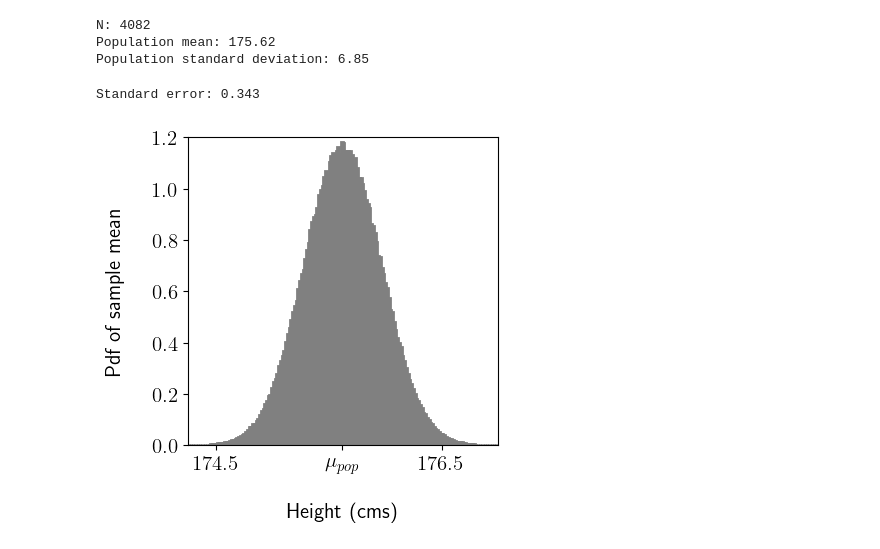
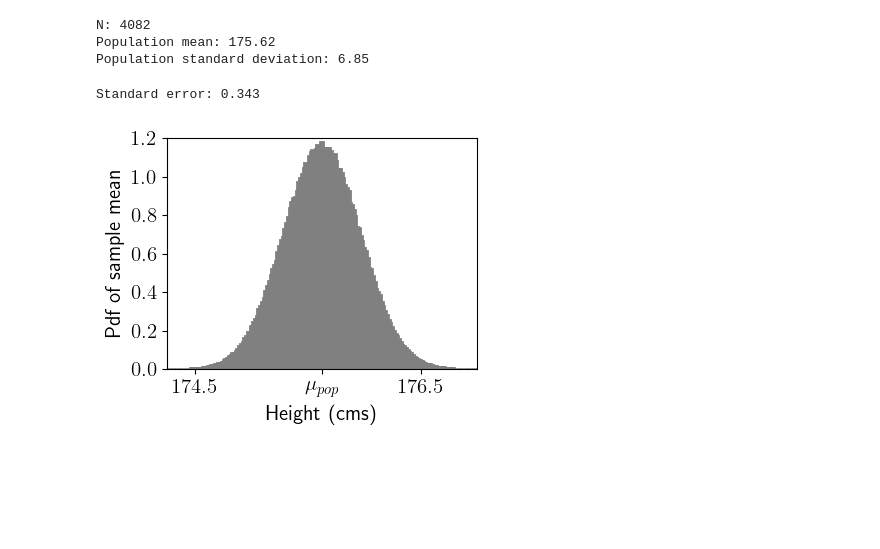
Before and after one commit to cfgranda/ps4ds, a Jupyter notebook: estimation_population_parameters/sample_mean_bootstrap.ipynb, the cells around one changed output. Drawn from its saved outputs; the diff is of its cells as text; code cells hidden in the pictures; blank space fills up the shorter version.

```diff
--- a/estimation_population_parameters/sample_mean_bootstrap.ipynb
+++ b/estimation_population_parameters/sample_mean_bootstrap.ipynb
@@ -48,23 +48,23 @@ for ind_tries in range(tries_sm):
 # %%
 n_bins_dens = 200
 x_min_dens = 174.25
 x_max_dens = 177
 y_max_dens = 1.2
 
-plt.figure(figsize=(4,4))
+plt.figure(figsize=(4,3))
 plt.xticks([174.5,175.62,176.5],[r'$174.5$',r'$\mu_{pop}$',r'$176.5$'],fontsize=font_size_ticks)
 plt.yticks(fontsize=font_size_ticks)
 plt.hist(sample_means,bins=n_bins_dens,color='gray', edgecolor='gray',
               linewidth=2,density=True)
 plt.ylim([0,y_max_dens])
 plt.xlim([x_min_dens,x_max_dens])
 plt.ylabel(r"Pdf of sample mean",fontsize=font_size,labelpad=5)
 plt.xlabel('Height (cms)',fontsize=font_size,labelpad=5)
 
 print("Standard error: " + str(round(np.std(sample_means),3)))
 # %% [output]
 Standard error: 0.343
-[figure, old version]
+[figure, new version]
 # %%
 rng = default_rng(2021)
 
```
Also changed, not shown: parts of 1 cell of this notebook, 6 other files.
